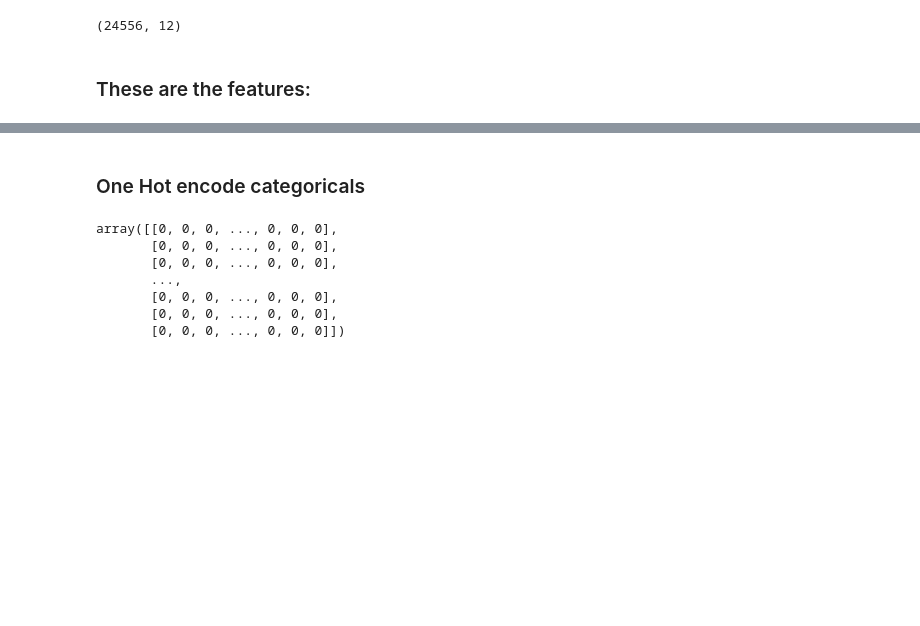
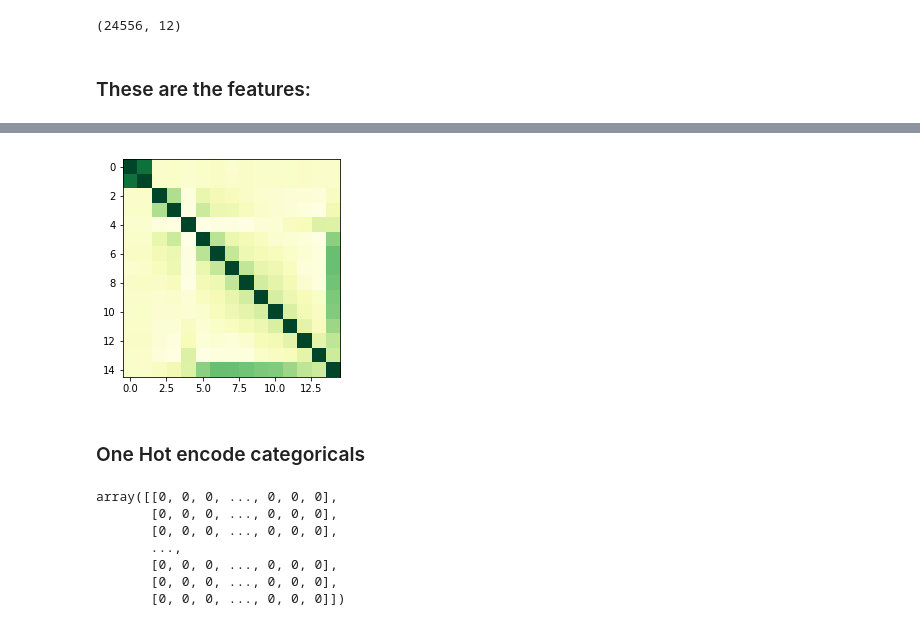
Before and after one commit to codeforboston/safe-water, a Jupyter notebook: code/python/notebooks/violation_model.ipynb, the cells around one changed output, grey strips where cells are left out. Saved outputs shown, nothing was run; the diff lists cells and outputs as text; code cells hidden in the pictures; blank space fills up the shorter version.

```diff
--- a/code/python/notebooks/violation_model.ipynb
+++ b/code/python/notebooks/violation_model.ipynb
@@ -116,0 +132,5 @@ water_system.head()
+# %%
+corr = water_system.corr()
+plt.imshow(corr, cmap="YlGn", interpolation='nearest')
+corr
+# %% [output]
@@ -117,3 +153,4 @@ water_system.head()
+[figure, added]
 # %% [markdown]
 ### One Hot encode categoricals
 # %%
```
Also changed, not shown: parts of 8 cells of this notebook, 2 other files.
